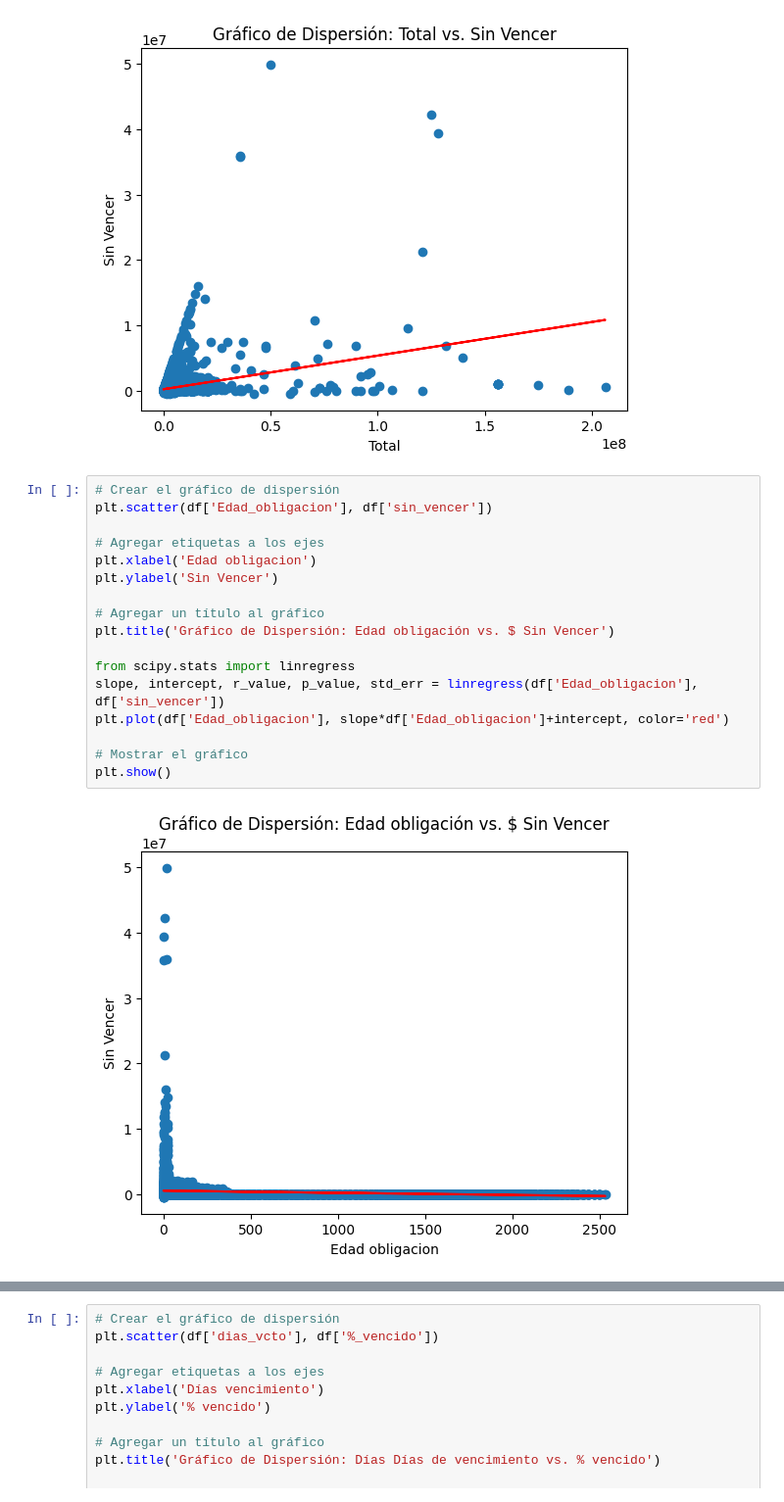
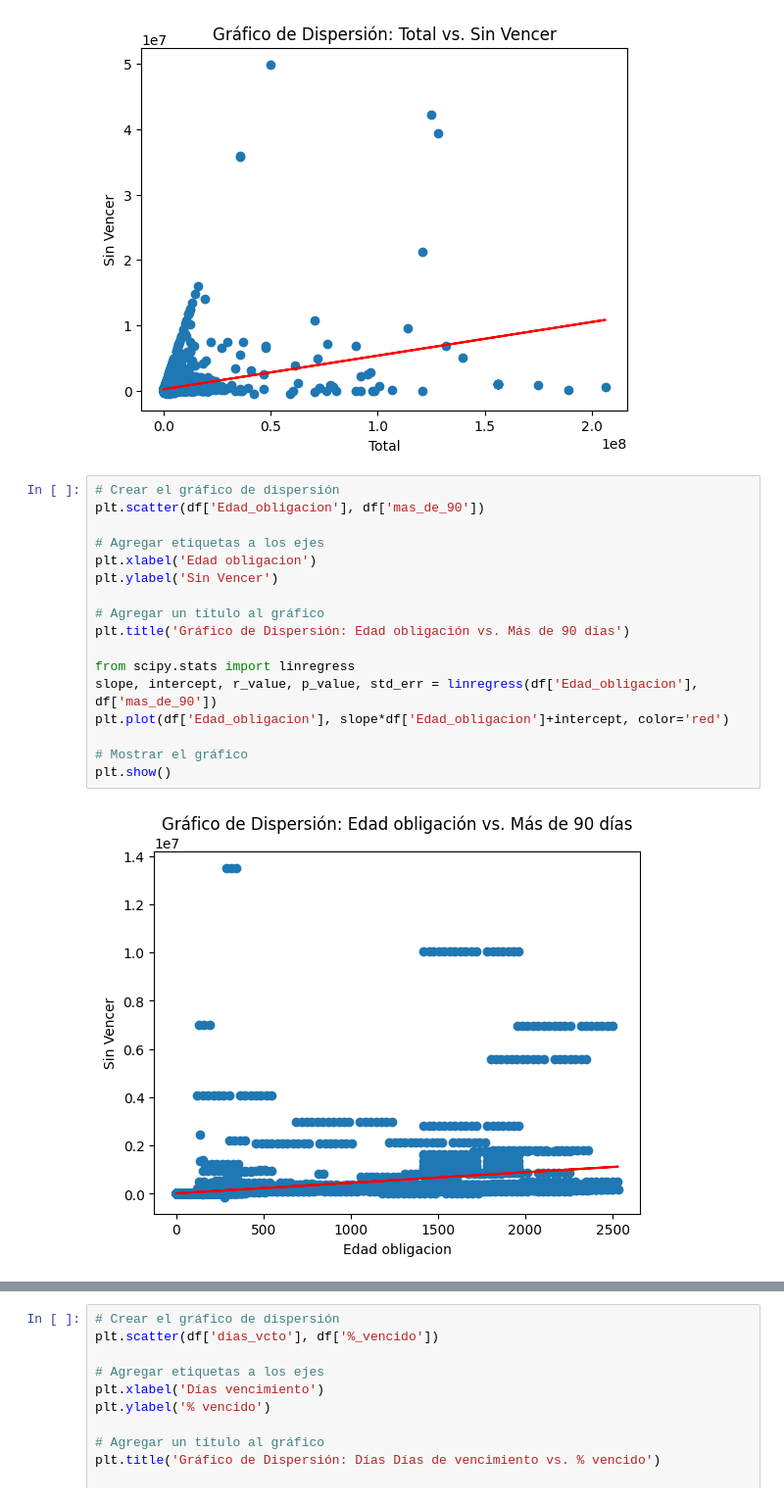
Before and after one commit to AlejoPerez98/AlejoPerez98-AnalisisExploratorio, a Jupyter notebook: Análisis multivariado.ipynb, the cells around one changed output, grey strips where cells are left out. Shown at 98% size. Drawn from its saved outputs; the diff is of its cells as text.

```diff
--- a/Análisis multivariado.ipynb
+++ b/Análisis multivariado.ipynb
@@ -321,20 +321,20 @@ plt.show()
 [figure]
 # %%
 # Crear el gráfico de dispersión
-plt.scatter(df['Edad_obligacion'], df['sin_vencer'])
+plt.scatter(df['Edad_obligacion'], df['mas_de_90'])
 
 # Agregar etiquetas a los ejes
 plt.xlabel('Edad obligacion')
 plt.ylabel('Sin Vencer')
 
 # Agregar un título al gráfico
-plt.title('Gráfico de Dispersión: Edad obligación vs. $ Sin Vencer')
+plt.title('Gráfico de Dispersión: Edad obligación vs. Más de 90 días')
 
 from scipy.stats import linregress
-slope, intercept, r_value, p_value, std_err = linregress(df['Edad_obligacion'], df['sin_vencer'])
+slope, intercept, r_value, p_value, std_err = linregress(df['Edad_obligacion'], df['mas_de_90'])
 plt.plot(df['Edad_obligacion'], slope*df['Edad_obligacion']+intercept, color='red')
 
 # Mostrar el gráfico
 plt.show()
 # %% [output]
-[figure, old version]
+[figure, new version]
```
Also changed, not shown: parts of 1 cell of this notebook.
